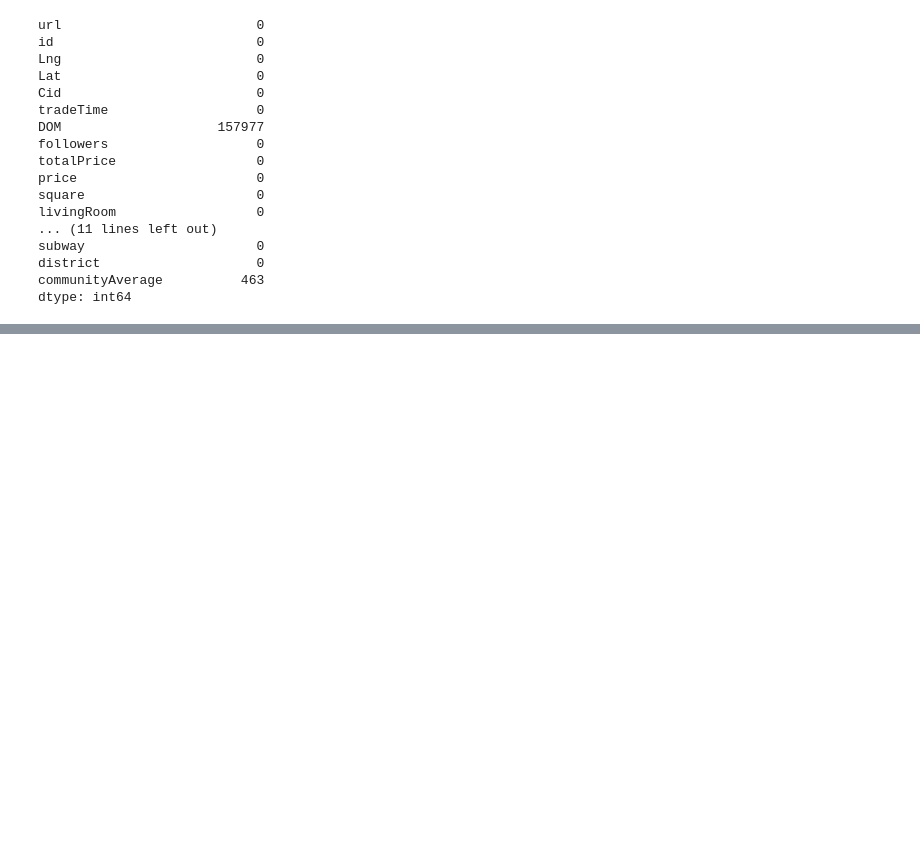
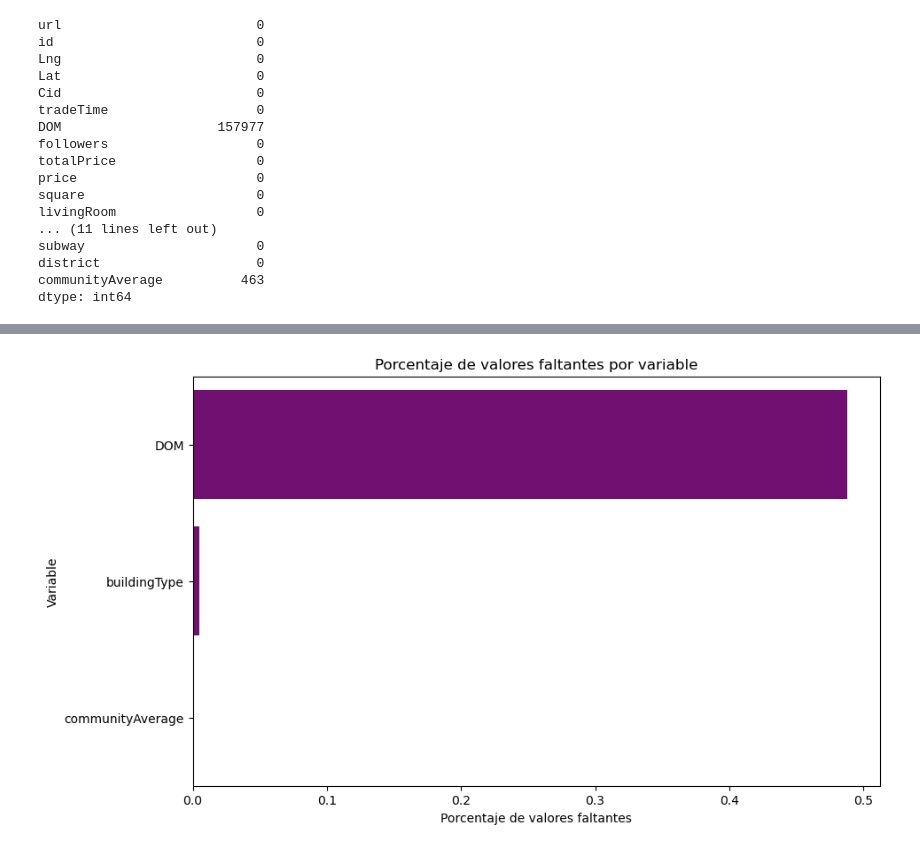
Before and after one commit to derlyai/Machine-Learning--10-ETCS--, a Jupyter notebook: Untitled.ipynb, the cells around one changed output, grey strips where cells are left out. Drawn from its saved outputs; the diff is of its cells as text; code cells hidden in the pictures; blank space fills up the shorter version.

```diff
--- a/Untitled.ipynb
+++ b/Untitled.ipynb
@@ -146,0 +222,7 @@ dtype: int64
+# %%
+data2 = data.copy()
+group_categorical = ['buildingType','renovationCondition','buildingStructure',
+                     'elevator','subway','district']
+data2[group_categorical] = data2[group_categorical].astype('category')
+data2 = data2[pd.to_numeric(data2['constructionTime'], errors='coerce').notnull()]
+data2['constructionTime'] = pd.to_numeric(data2['constructionTime'])
@@ -146,0 +231,15 @@ dtype: int64
+# %%
+x3 = data2.isna().sum()
+missing = pd.DataFrame({'Variable': x3.index, 'Value': x3.values})
+missing = missing[missing['Value'] > 0]
+missing['Value'] = missing['Value'] / len(data2)
+# %%
+plt.figure(figsize=(10, 6))
+sns.barplot(x='Value', y='Variable', data=missing.sort_values(by='Value', ascending=False),
+            color='purple')
+plt.xlabel('Porcentaje de valores faltantes')
+plt.ylabel('Variable')
+plt.title('Porcentaje de valores faltantes por variable')
+plt.show()
+# %% [output]
+[figure, added]
```
Also changed, not shown: parts of 22 cells of this notebook.
